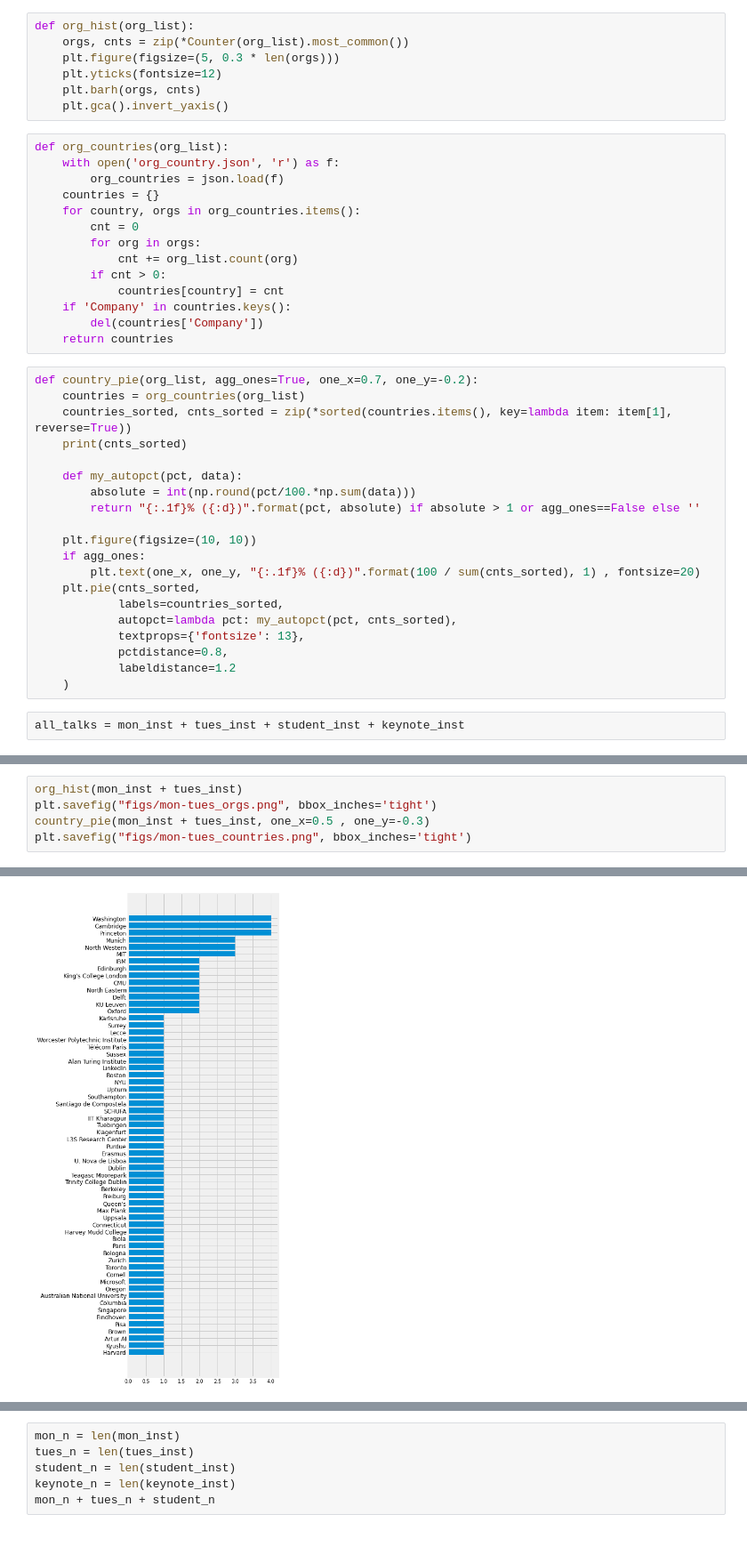
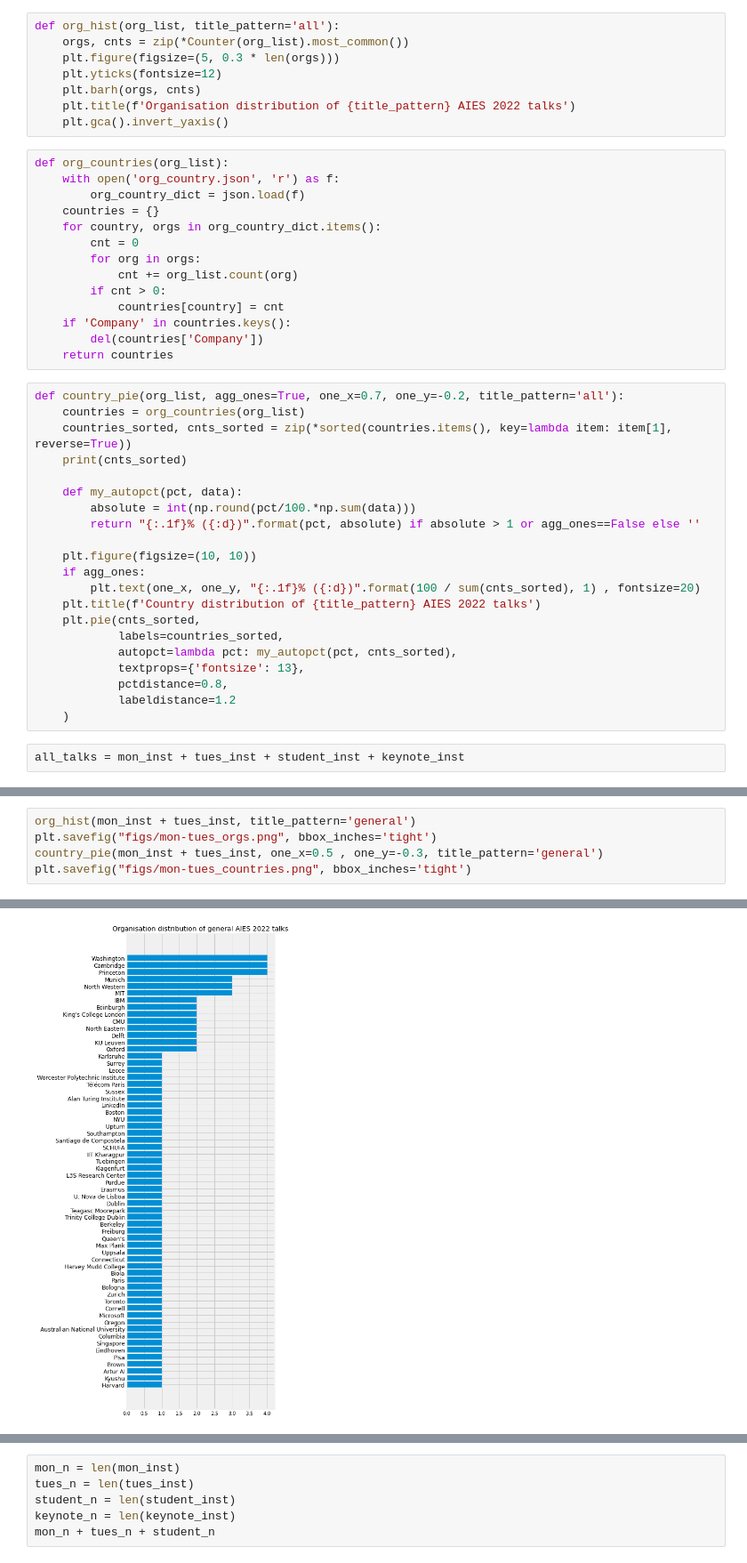
Before and after one commit to anitavero/aies2022, a Jupyter notebook: aies_stats.ipynb, the cells around one changed output, grey strips where cells are left out. Shown at 89% size. Drawn from its saved outputs; the diff is of its cells as text.

Commit message:
Fig titles ans color scale

```diff
--- a/aies_stats.ipynb
+++ b/aies_stats.ipynb
@@ -22,18 +22,19 @@ tues_inst = list(filter(lambda x: type(x) != float, chain.from_iterable(tues.loc
 student_inst = list(filter(lambda x: type(x) != float, chain.from_iterable(student.loc[:,student.columns[1:]].values.tolist())))
 keynote_inst = list(filter(lambda x: type(x) != float, chain.from_iterable(keynote.loc[:,keynote.columns[1:]].values.tolist())))
 # %%
-def org_hist(org_list):
+def org_hist(org_list, title_pattern='all'):
     orgs, cnts = zip(*Counter(org_list).most_common())
     plt.figure(figsize=(5, 0.3 * len(orgs)))
     plt.yticks(fontsize=12)
     plt.barh(orgs, cnts)
+    plt.title(f'Organisation distribution of {title_pattern} AIES 2022 talks')
     plt.gca().invert_yaxis()
 # %%
 def org_countries(org_list):
     with open('org_country.json', 'r') as f:
-        org_countries = json.load(f)
+        org_country_dict = json.load(f)
     countries = {}
-    for country, orgs in org_countries.items():
+    for country, orgs in org_country_dict.items():
         cnt = 0
         for org in orgs:
             cnt += org_list.count(org)
@@ -43,7 +44,7 @@ def org_countries(org_list):
         del(countries['Company'])
     return countries
 # %%
-def country_pie(org_list, agg_ones=True, one_x=0.7, one_y=-0.2):
+def country_pie(org_list, agg_ones=True, one_x=0.7, one_y=-0.2, title_pattern='all'):
     countries = org_countries(org_list)
     countries_sorted, cnts_sorted = zip(*sorted(countries.items(), key=lambda item: item[1], reverse=True))
     print(cnts_sorted)
@@ -55,6 +56,7 @@ def country_pie(org_list, agg_ones=True, one_x=0.7, one_y=-0.2):
     plt.figure(figsize=(10, 10))
     if agg_ones:
         plt.text(one_x, one_y, "{:.1f}% ({:d})".format(100 / sum(cnts_sorted), 1) , fontsize=20)
+    plt.title(f'Country distribution of {title_pattern} AIES 2022 talks')
     plt.pie(cnts_sorted,
             labels=countries_sorted,
             autopct=lambda pct: my_autopct(pct, cnts_sorted),
@@ -75,8 +78,8 @@ TypeError: 'dict' object is not callable
 # %%
-org_hist(mon_inst + tues_inst)
+org_hist(mon_inst + tues_inst, title_pattern='general')
 plt.savefig("figs/mon-tues_orgs.png", bbox_inches='tight')
-country_pie(mon_inst + tues_inst, one_x=0.5 , one_y=-0.3)
+country_pie(mon_inst + tues_inst, one_x=0.5 , one_y=-0.3, title_pattern='general')
 plt.savefig("figs/mon-tues_countries.png", bbox_inches='tight')
 # %% [output]
 (36, 14, 8, 4, 3, 2, 2, 2, 2, 1, 1, 1, 1, 1, 1, 1, 1, 1)
-[figure, old version]
+[figure, new version]
```
Also changed, not shown: parts of 7 cells of this notebook.
